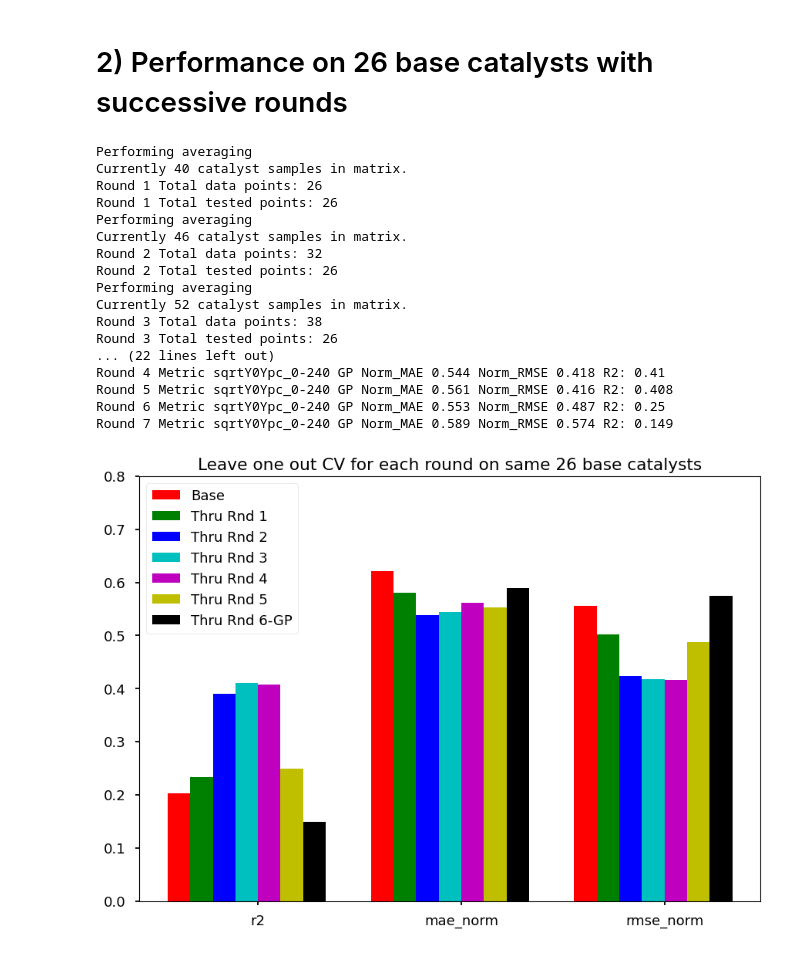
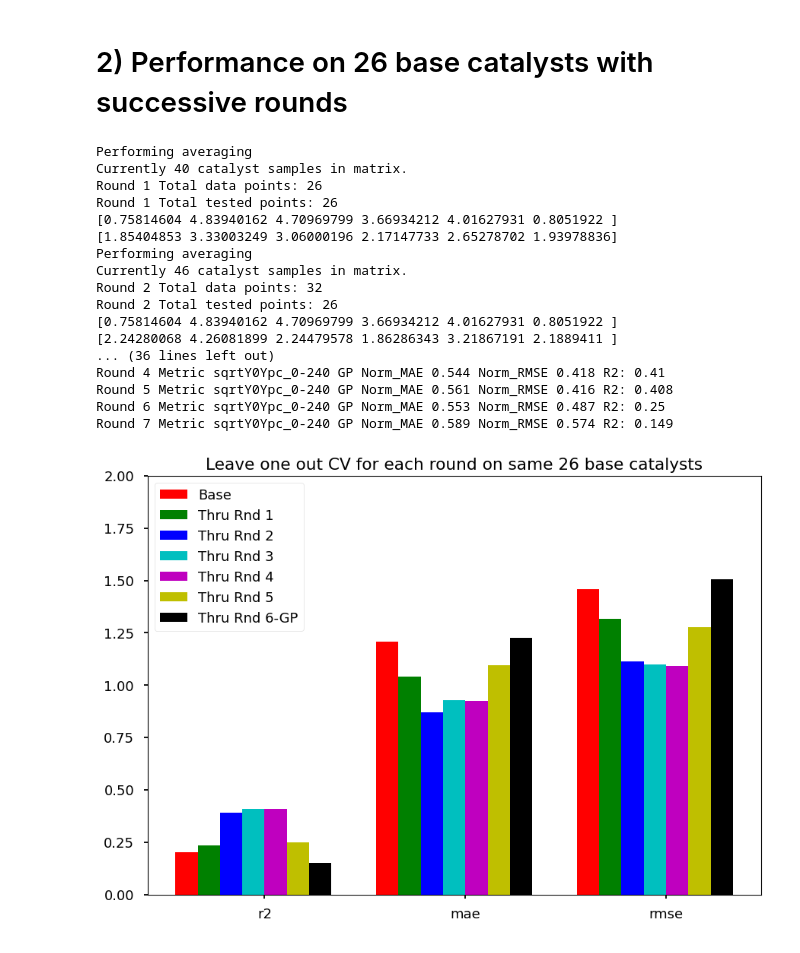
Before and after one commit to ukurumbail/iterative_catalyst_design, a Jupyter notebook: notebooks/0.12-ukurumbail-parity-plot-with-error-bars-and-loo-cv-vs-rnd-all-data-thru-rnd-6-GP.ipynb, the cells around one changed output. Cells and saved outputs as stored; diff of their text form; code cells hidden in the pictures.

Commit message:
Adds various notebooks and GP with uncertainty. Allows raw data to be visible online.

```diff
--- a/notebooks/0.12-ukurumbail-parity-plot-with-error-bars-and-loo-cv-vs-rnd-all-data-thru-rnd-6-GP.ipynb
+++ b/notebooks/0.12-ukurumbail-parity-plot-with-error-bars-and-loo-cv-vs-rnd-all-data-thru-rnd-6-GP.ipynb
@@ -21,8 +21,8 @@ from src.models.gaussian_process import featurize
 # %%
 plt.style.use('seaborn-v0_8-talk')
 cmap = plt.get_cmap("tab10")
-raw_dir = "C:/Users/Hermans_Desktop1/OneDrive - UW-Madison/Documents/Research/2022-P4 (Pt DH ML)/iterative_catalyst_design/data/raw"
-processed_dir = "C:/Users/Hermans_Desktop1/OneDrive - UW-Madison/Documents/Research/2022-P4 (Pt DH ML)/iterative_catalyst_design/data/processed"
+raw_dir = "D:/ukuru/OneDrive - UW-Madison/Documents/Research/2022-P4 (Pt DH ML)/iterative_catalyst_design/data/raw"
+processed_dir = "D:/ukuru/OneDrive - UW-Madison/Documents/Research/2022-P4 (Pt DH ML)/iterative_catalyst_design/data/processed"
 n_map = {1:"Base",2:"Thru Rnd 1",3:"Thru Rnd 2",4:"Thru Rnd 3",5:"Thru Rnd 4",6:"Thru Rnd 5",7:"Thru Rnd 6-GP"}
 seed=0
 fname = f'3-averaged_All-Std-Data-Thru-Rnd-6.csv' #Data through Round 6 w. GP
@@ -179,9 +171,11 @@ for n in range(1,8,1):
         mae_norm = np.mean(np.abs(pred-expt)/expt)
         rmse_norm = rmse / np.mean(expt)
         label=f'Round {n} Metric {metric} GP Norm_MAE {mae_norm:.3} Norm_RMSE {rmse_norm:.3} R2: {r2:.3}'
-        res = {'n':n,'metric':metric,'mae_norm':mae_norm,'rmse_norm':rmse_norm,'r2':r2}
+        res = {'n':n,'metric':metric,'mae_norm':mae_norm,'rmse_norm':rmse_norm,'r2':r2,'mae':mae,'rmse':rmse}
         res_list.append(res)
         label_list.append(label)
+        print(expt[0:6])
+        print(pred[0:6])
 print('\n-------------------------------------------------------------------------\n')
 for label in label_list:
     print(label)
@@ -190,39 +184,39 @@ Performing averaging
 Currently 40 catalyst samples in matrix.
 Round 1 Total data points: 26
 Round 1 Total tested points: 26
+[0.75814604 4.83940162 4.70969799 3.66934212 4.01627931 0.8051922 ]
+[1.85404853 3.33003249 3.06000196 2.17147733 2.65278702 1.93978836]
 Performing averaging
 Currently 46 catalyst samples in matrix.
 Round 2 Total data points: 32
 Round 2 Total tested points: 26
-Performing averaging
-Currently 52 catalyst samples in matrix.
-Round 3 Total data points: 38
-Round 3 Total tested points: 26
-... (22 lines left out)
+[0.75814604 4.83940162 4.70969799 3.66934212 4.01627931 0.8051922 ]
+[2.24280068 4.26081899 2.24479578 1.86286343 3.21867191 2.1889411 ]
+... (36 lines left out)
 Round 4 Metric sqrtY0Ypc_0-240 GP Norm_MAE 0.544 Norm_RMSE 0.418 R2: 0.41
 Round 5 Metric sqrtY0Ypc_0-240 GP Norm_MAE 0.561 Norm_RMSE 0.416 R2: 0.408
 Round 6 Metric sqrtY0Ypc_0-240 GP Norm_MAE 0.553 Norm_RMSE 0.487 R2: 0.25
 Round 7 Metric sqrtY0Ypc_0-240 GP Norm_MAE 0.589 Norm_RMSE 0.574 R2: 0.149
 # %%
 width = 1/9
-scores = {"mae_norm":1,"rmse_norm":2,"r2":0}
+scores = {"mae":1,"rmse":2,"r2":0}
 
 color_list = ['r','g','b','c','m','y','k']
 #https://matplotlib.org/stable/gallery/color/named_colors.html
 fig, ax = plt.subplots()
-for i,val in enumerate(['mae_norm','rmse_norm','r2']):
+for i,val in enumerate(['mae','rmse','r2']):
 
     for res in res_list:
-        if val == "mae_norm":
+        if val == "mae":
             ax.bar(scores[val]+width*res["n"],res[val],width=width,color=color_list[res["n"]-1],label=f'{n_map[res["n"]]}')
         else:
             ax.bar(scores[val]+width*res["n"],res[val],width=width,color=color_list[res["n"]-1])
 
 
     plt.xticks(np.asarray(list(scores.values()))+.5,list(scores.keys()))
     plt.title("Leave one out CV for each round on same 26 base catalysts")
     plt.legend(loc='upper left')
-    plt.ylim((0,.8))
+    plt.ylim((0,2))
 plt.show()
 # %% [output]
-[figure, old version]
+[figure, new version]
```
Also changed, not shown: parts of 2 cells of this notebook, 44 other files.
